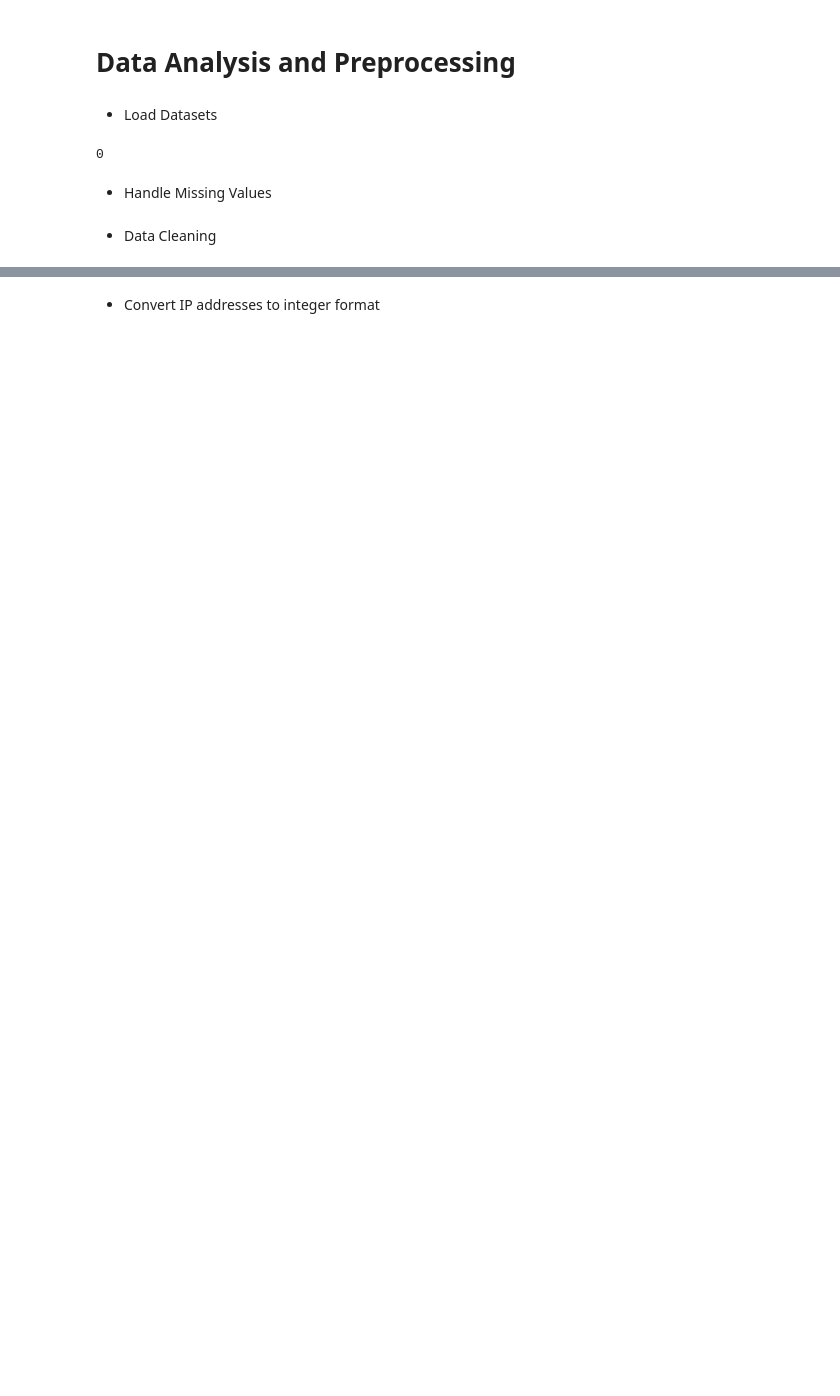
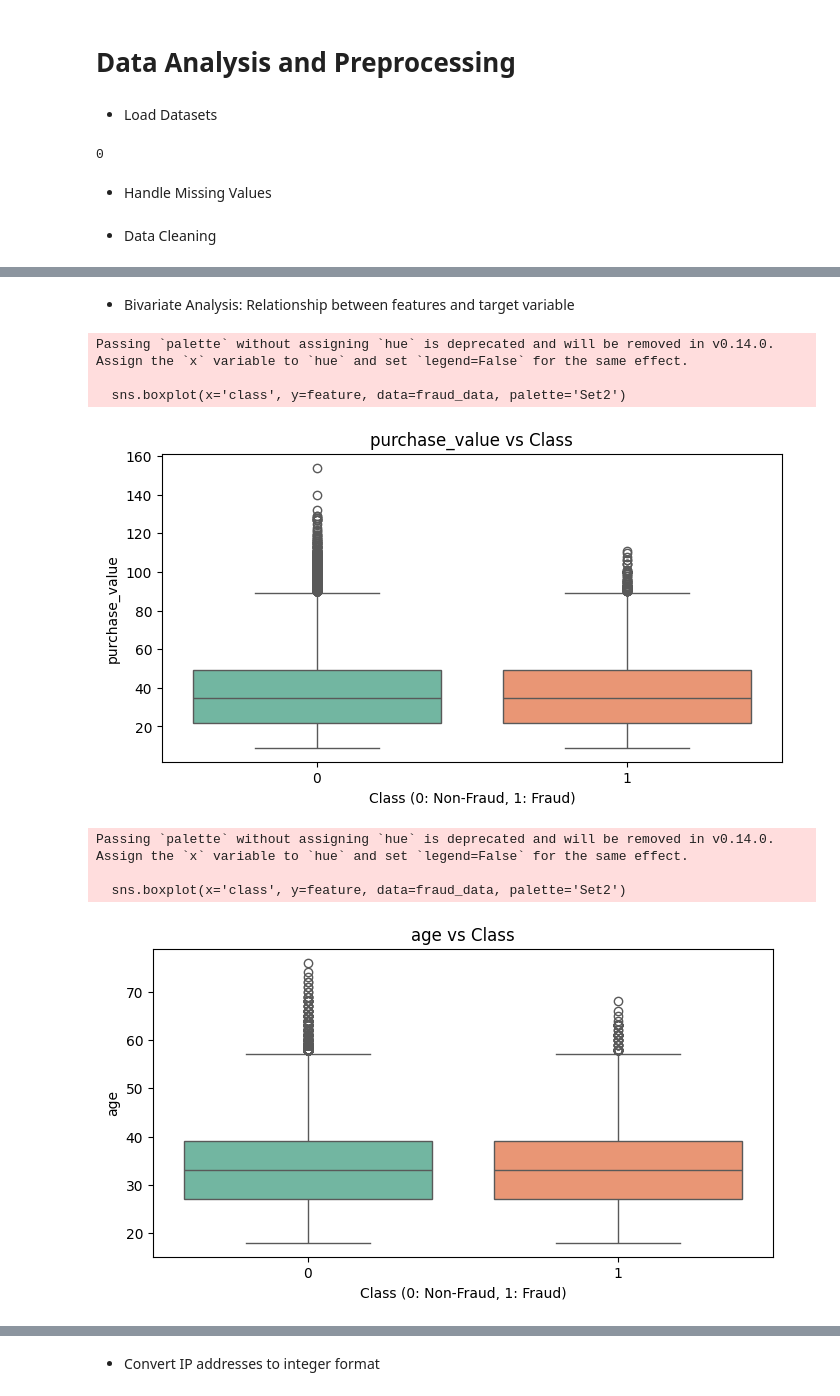
Before and after one commit to teddyhabtamu/Kifiya-AIM-Week-8, a Jupyter notebook: notebooks/Analysis_and_Preprocessing.ipynb, the cells around one changed output, grey strips where cells are left out. Saved outputs shown, nothing was run; the diff lists cells and outputs as text; code cells hidden in the pictures; blank space fills up the shorter version.

```diff
--- a/notebooks/Analysis_and_Preprocessing.ipynb
+++ b/notebooks/Analysis_and_Preprocessing.ipynb
@@ -25,0 +105,19 @@ fraud_data['purchase_time'] = pd.to_datetime(fraud_data['purchase_time'])
+# %% [markdown]
+* Bivariate Analysis: Relationship between features and target variable
+# %%
+for feature in numerical_features:
+    plt.figure(figsize=(8, 4))
+    sns.boxplot(x='class', y=feature, data=fraud_data, palette='Set2')
+    plt.title(f'{feature} vs Class')
+    plt.xlabel('Class (0: Non-Fraud, 1: Fraud)')
+    plt.ylabel(feature)
+    plt.show()
+# %% [output]
+Passing `palette` without assigning `hue` is deprecated and will be removed in v0.14.0. Assign the `x` variable to `hue` and set `legend=False` for the same effect.
+
+  sns.boxplot(x='class', y=feature, data=fraud_data, palette='Set2')
+[figure, added]
+Passing `palette` without assigning `hue` is deprecated and will be removed in v0.14.0. Assign the `x` variable to `hue` and set `legend=False` for the same effect.
+
+  sns.boxplot(x='class', y=feature, data=fraud_data, palette='Set2')
+[figure, added]
```
Also changed, not shown: parts of 11 cells of this notebook.
